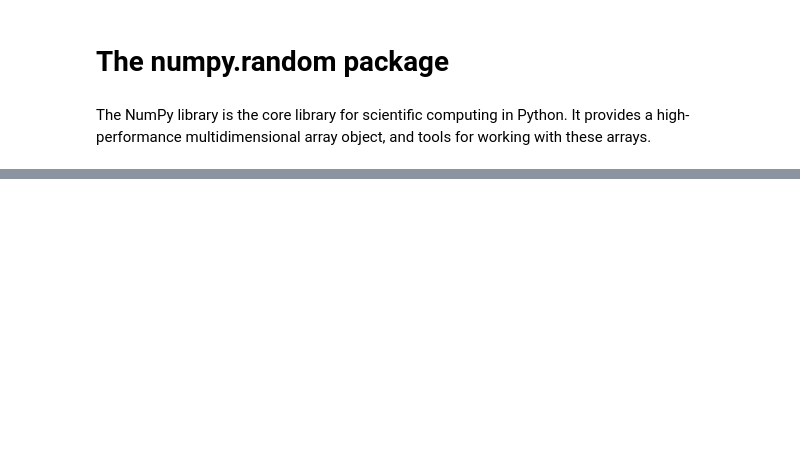
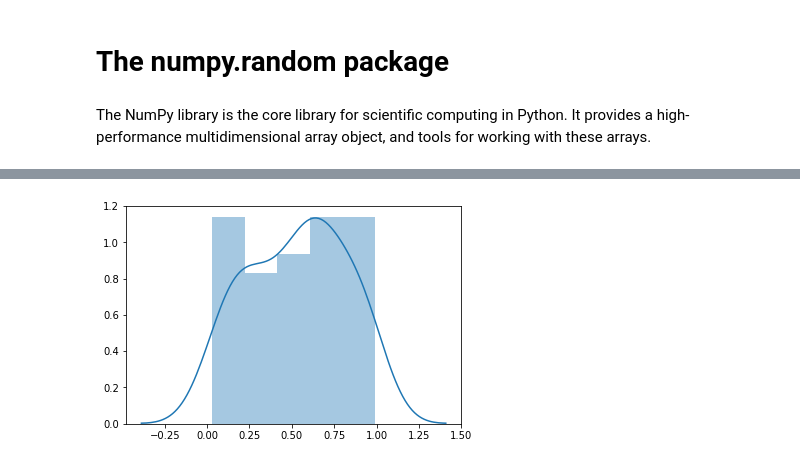
Before and after one commit to RitRa/Numpy_random, a Jupyter notebook: numpy-random.ipynb, the cells around one changed output, grey strips where cells are left out. Drawn from its saved outputs; the diff is of its cells as text; code cells hidden in the pictures; blank space fills up the shorter version.

```diff
--- a/numpy-random.ipynb
+++ b/numpy-random.ipynb
@@ -32,0 +33,3 @@ plt.show()
+# %%
+z =  np.random.rand(50)
+y =  np.random.rand(10)
@@ -32,0 +38,5 @@ plt.show()
+# %%
+sns.distplot(z)
+plt.show()
+# %% [output]
+[figure, added]
```
Also changed, not shown: parts of 11 cells of this notebook.
